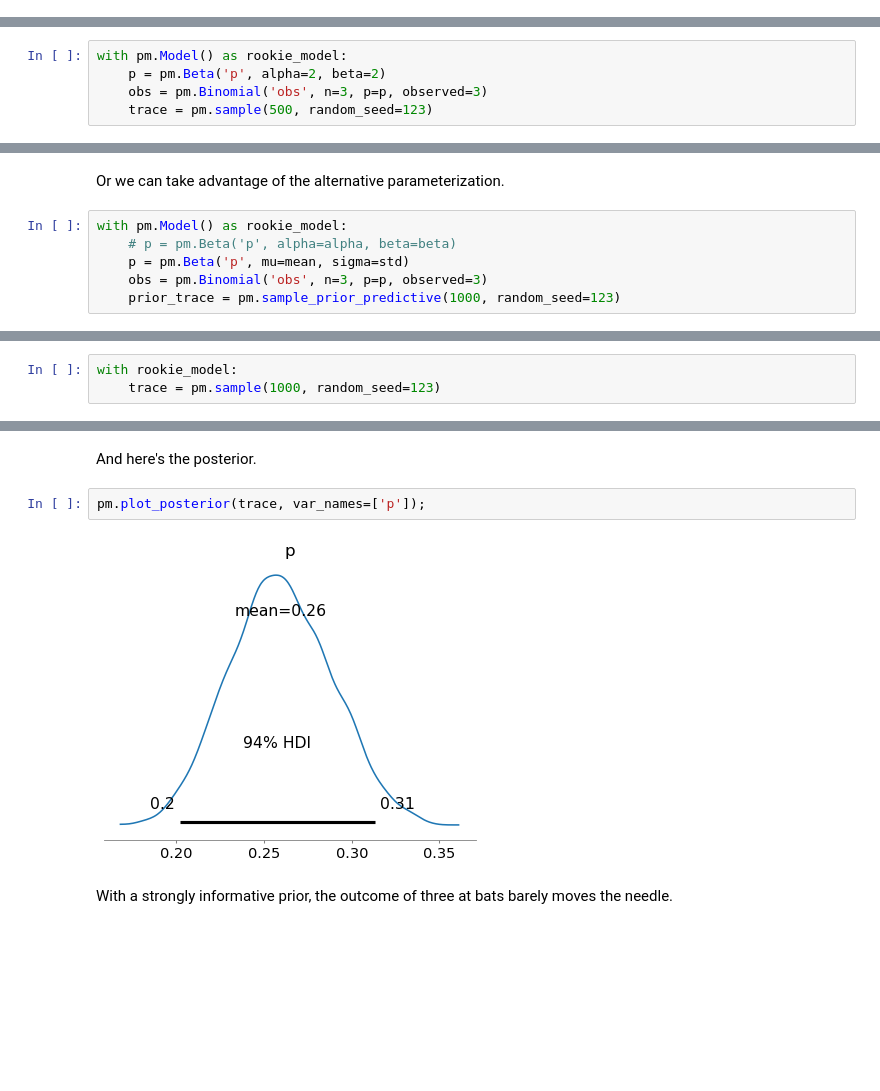
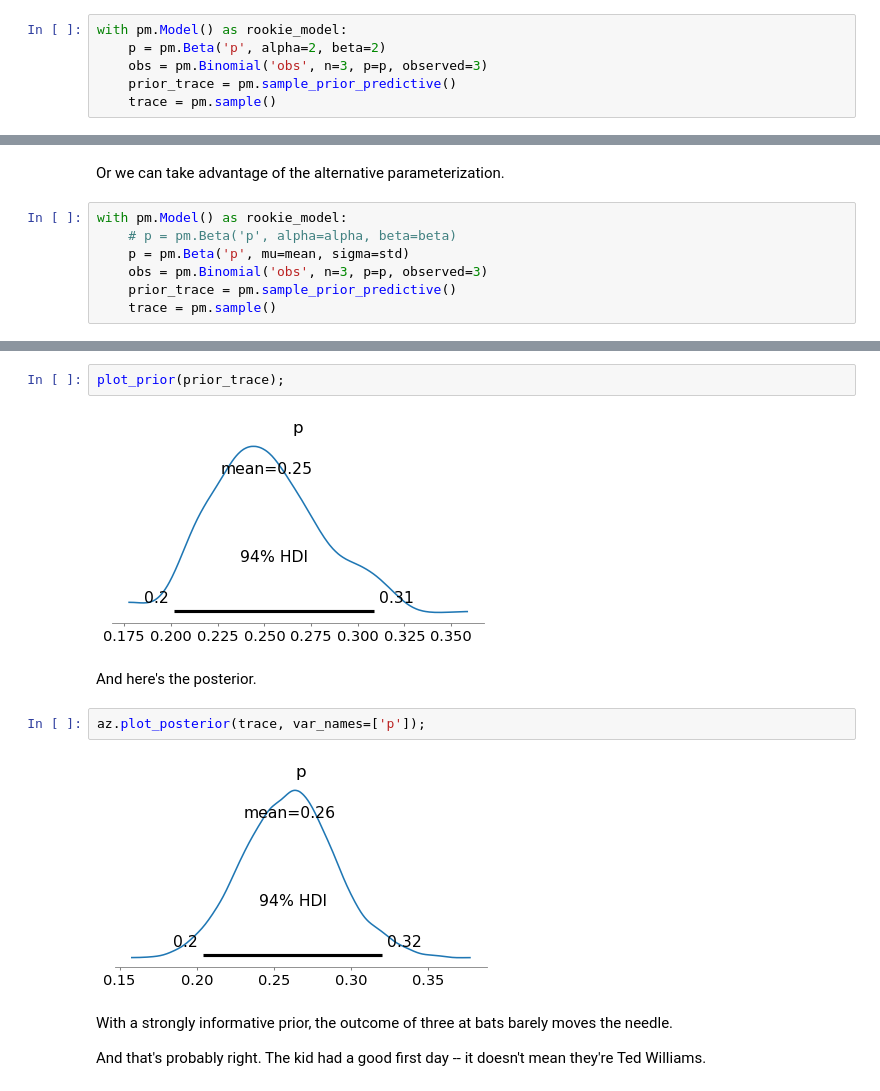
Before and after one commit to pymc-labs/ai_decision_workshop, a Jupyter notebook: soln/01_prior_and_posterior.ipynb, the cells around one changed output, grey strips where cells are left out. Cells and saved outputs as stored; diff of their text form; blank space fills up the shorter version.

Commit message:
Final first cut

```diff
--- a/soln/01_prior_and_posterior.ipynb
+++ b/soln/01_prior_and_posterior.ipynb
@@ -159,0 +205,6 @@ Sampling: [n_signups]
+# %%
+with pm.Model() as rookie_model:
+    p = pm.Beta('p', alpha=2, beta=2)
+    obs = pm.Binomial('obs', n=3, p=p, observed=3)
+    prior_trace = pm.sample_prior_predictive()
+    trace = pm.sample()
@@ -277,5 +220,0 @@ It uses a Binomial likelihood, which depends only on the number of successes and
-# %%
-with pm.Model() as rookie_model:
-    p = pm.Beta('p', alpha=2, beta=2)
-    obs = pm.Binomial('obs', n=3, p=p, observed=3)
-    trace = pm.sample(500, random_seed=123)
@@ -315,6 +251,7 @@ with pm.Model() as rookie_model:
     # p = pm.Beta('p', alpha=alpha, beta=beta)
     p = pm.Beta('p', mu=mean, sigma=std)
     obs = pm.Binomial('obs', n=3, p=p, observed=3)
-    prior_trace = pm.sample_prior_predictive(1000, random_seed=123)
+    prior_trace = pm.sample_prior_predictive()
+    trace = pm.sample()
 # %% [output]
 Sampling: [obs, p]
@@ -328,3 +265,0 @@ pm.plot_posterior(prior_trace, group='prior');
-# %%
-with rookie_model:
-    trace = pm.sample(1000, random_seed=123)
@@ -338,8 +266,14 @@ Sampling 4 chains for 1_000 tune and 1_000 draw iterations (4_000 + 4_000 draws
+# %%
+plot_prior(prior_trace);
+# %% [output]
+[figure, added]
 # %% [markdown]
 And here's the posterior.
 # %%
-pm.plot_posterior(trace, var_names=['p']);
+az.plot_posterior(trace, var_names=['p']);
 # %% [output]
-[figure, old version]
+[figure, new version]
 # %% [markdown]
 With a strongly informative prior, the outcome of three at bats barely moves the needle.
+
+And that's probably right. The kid had a good first day -- it doesn't mean they're Ted Williams.
```
Also changed, not shown: parts of 71 cells of this notebook, 1 other file.
